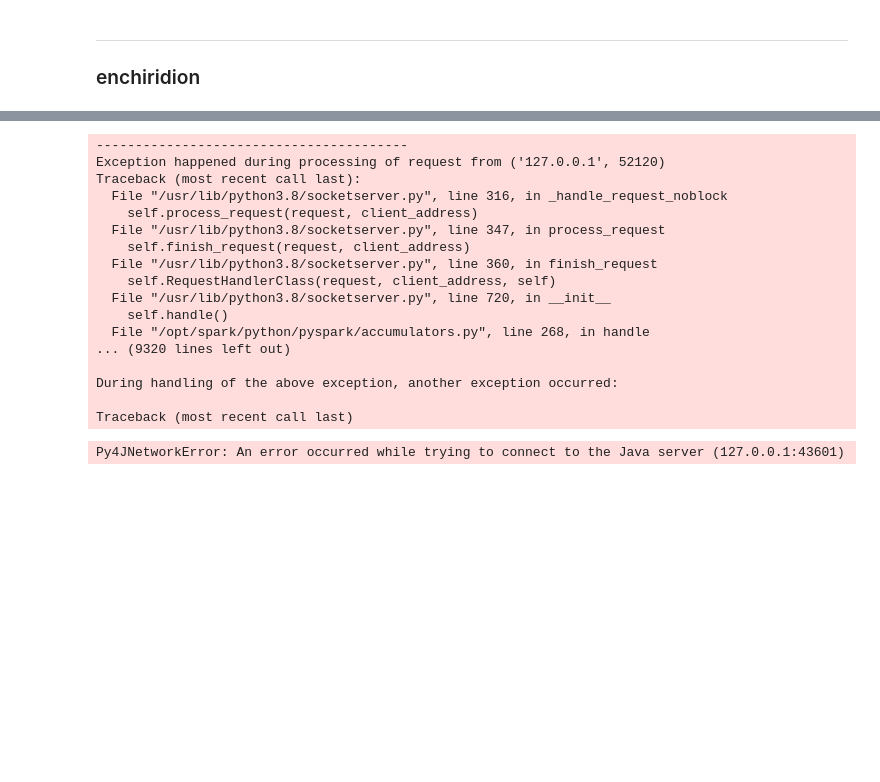
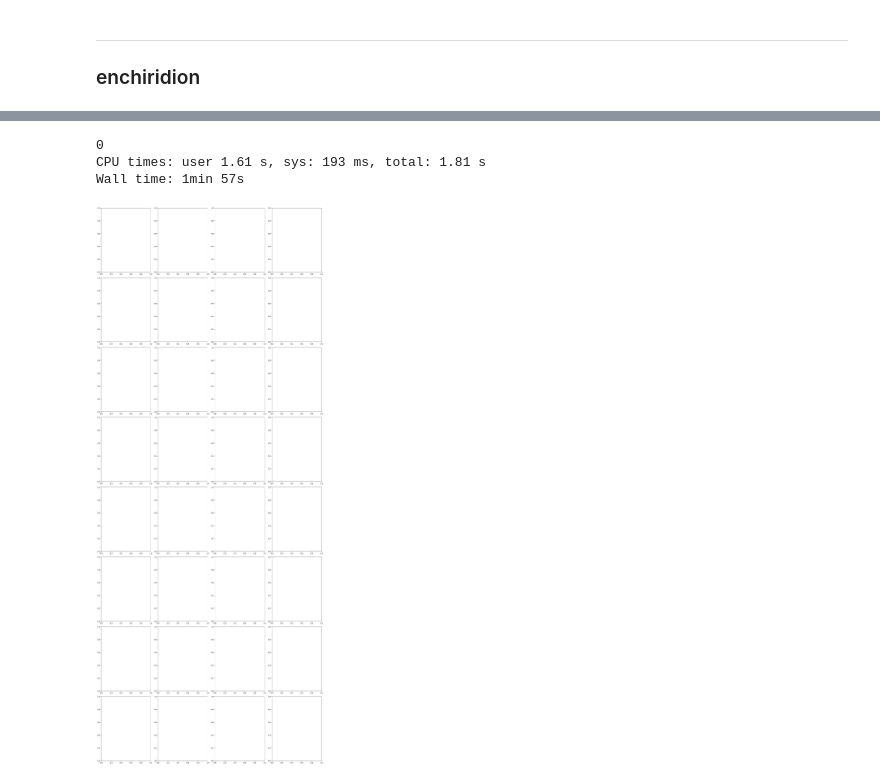
Before and after one commit to freshwater/FORWARD, a Jupyter notebook: working.ipynb, the cells around one changed output, grey strips where cells are left out. Saved outputs shown, nothing was run; the diff lists cells and outputs as text; code cells hidden in the pictures; blank space fills up the shorter version.

```diff
--- a/working.ipynb
+++ b/working.ipynb
@@ -305,39 +267,27 @@ SyntaxError: invalid syntax (<ipython-input-10-625dcc0af102>, line 1)
 # %%
 %%time
 
 import matplotlib.pyplot as plt
 
-environments = sc.parallelize(range(1024)) .map (lambda x: generate_play(800, agent=None))
+environments = sc.parallelize(range(128)) .map (lambda x: generate_play(800, agent=None))
 # ls_frames = environments.sortByKey().collect()
 
-ls_frames_top = environments.top(128, key=lambda x: x[0])
-ls_frames = ls_frames_top[:32]
+# ls_frames_top = environments.top(128, key=lambda x: x[0])
+ls_frames_top = environments.filter(lambda x: x[0] > 5000)
 
+ls_frames = ls_frames_top.collect() # [:32]
+print(len(ls_frames))
 
 fig, axs = plt.subplots(8, 4, figsize=(18, 44))
 axs = axs.flatten()
 fig.tight_layout()
 
 for ax, (l, (encodings, actions, frame)) in zip(axs, ls_frames):
     ax.imshow(frame)
     ax.axis('off')
     ax.set_title(l)
 # %% [output]
-----------------------------------------
-Exception happened during processing of request from ('127.0.0.1', 52120)
-Traceback (most recent call last):
-  File "/usr/lib/python3.8/socketserver.py", line 316, in _handle_request_noblock
-    self.process_request(request, client_address)
-  File "/usr/lib/python3.8/socketserver.py", line 347, in process_request
-    self.finish_request(request, client_address)
-  File "/usr/lib/python3.8/socketserver.py", line 360, in finish_request
-    self.RequestHandlerClass(request, client_address, self)
-  File "/usr/lib/python3.8/socketserver.py", line 720, in __init__
-    self.handle()
-  File "/opt/spark/python/pyspark/accumulators.py", line 268, in handle
-... (9320 lines left out)
-
-During handling of the above exception, another exception occurred:
-
-Traceback (most recent call last)
+0
+CPU times: user 1.61 s, sys: 193 ms, total: 1.81 s
+Wall time: 1min 57s
-Py4JNetworkError: An error occurred while trying to connect to the Java server (127.0.0.1:43601)
+[figure, added]
```
Also changed, not shown: parts of 6 cells of this notebook.
